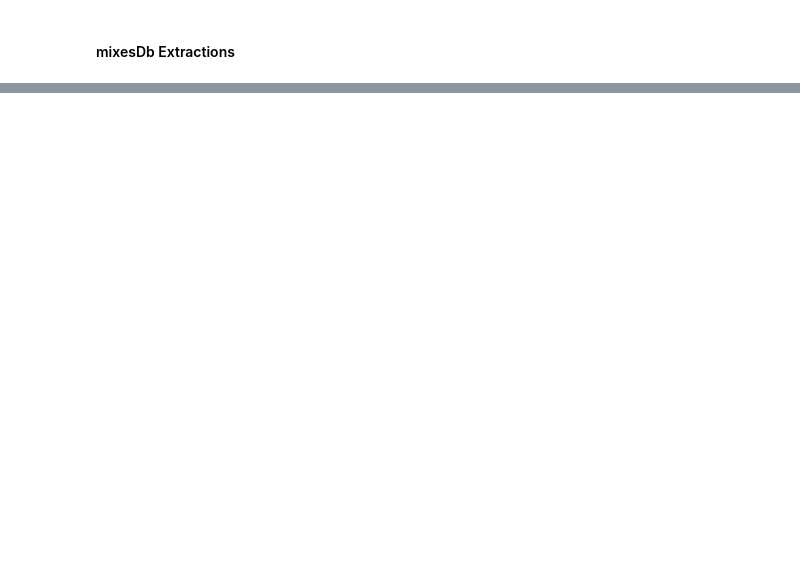
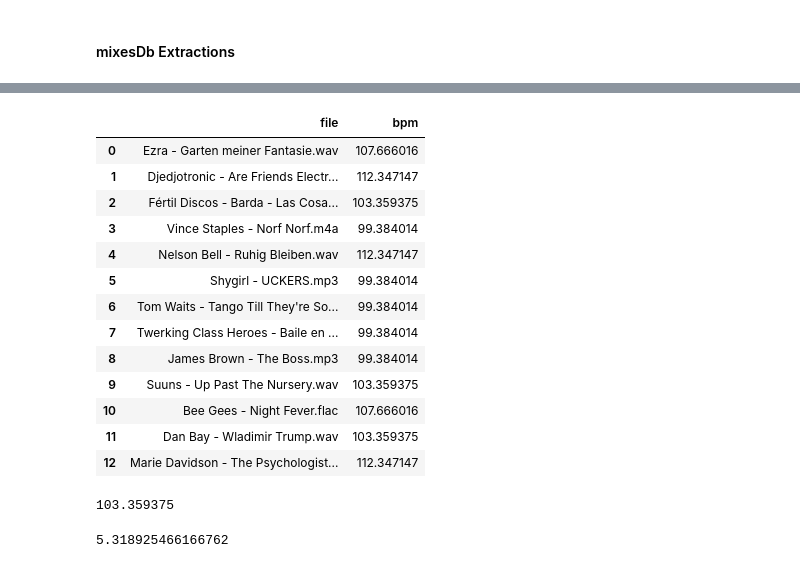
Before and after one commit to bjrnbrn/ContentBasedRecommender, a Jupyter notebook: project/ContentBasedMusicRecommendation.ipynb, the cells around one changed output, grey strips where cells are left out. Drawn from its saved outputs; the diff is of its cells as text; code cells hidden in the pictures; blank space fills up the shorter version.

```diff
--- a/project/ContentBasedMusicRecommendation.ipynb
+++ b/project/ContentBasedMusicRecommendation.ipynb
@@ -194,0 +333,4 @@ plt.show()
+# %%
+filtered_sample = filtered_files.query("file != @init_file_name").sample(n=12).sample(frac=1)
+# %%
+filtered_sample = filtered_sample.reset_index(drop=True)
@@ -194,0 +353,20 @@ plt.show()
+# %%
+init_row = pd.DataFrame({'file': [init_file_name], 'bpm': [init_tempo]})
+filtered_sample = pd.concat([init_row, filtered_sample], ignore_index=True)
+# %%
+filtered_sample
+# %% [output]
+|  | file | bpm |
+| 0 | Ezra - Garten meiner Fantasie.wav | 107.666016 |
+| 1 | Djedjotronic - Are Friends Electr... | 112.347147 |
+| 2 | Fértil Discos - Barda - Las Cosa... | 103.359375 |
+| 3 | Vince Staples - Norf Norf.m4a | 99.384014 |
+| 4 | Nelson Bell - Ruhig Bleiben.wav | 112.347147 |
+| 5 | Shygirl - UCKERS.mp3 | 99.384014 |
+| 6 | Tom Waits - Tango Till They're So... | 99.384014 |
+| 7 | Twerking Class Heroes - Baile en ... | 99.384014 |
+| 8 | James Brown - The Boss.mp3 | 99.384014 |
+| 9 | Suuns - Up Past The Nursery.wav | 103.359375 |
+| 10 | Bee Gees - Night Fever.flac | 107.666016 |
+| 11 | Dan Bay - Wladimir Trump.wav | 103.359375 |
+| 12 | Marie Davidson - The Psychologist... | 112.347147 |
@@ -194,0 +375,8 @@ plt.show()
+# %%
+filtered_sample.bpm.median()
+# %% [output]
+103.359375
+# %%
+filtered_sample.bpm.std()
+# %% [output]
+5.318925466166762
```
Also changed, not shown: parts of 51 cells of this notebook, 7 other files.
